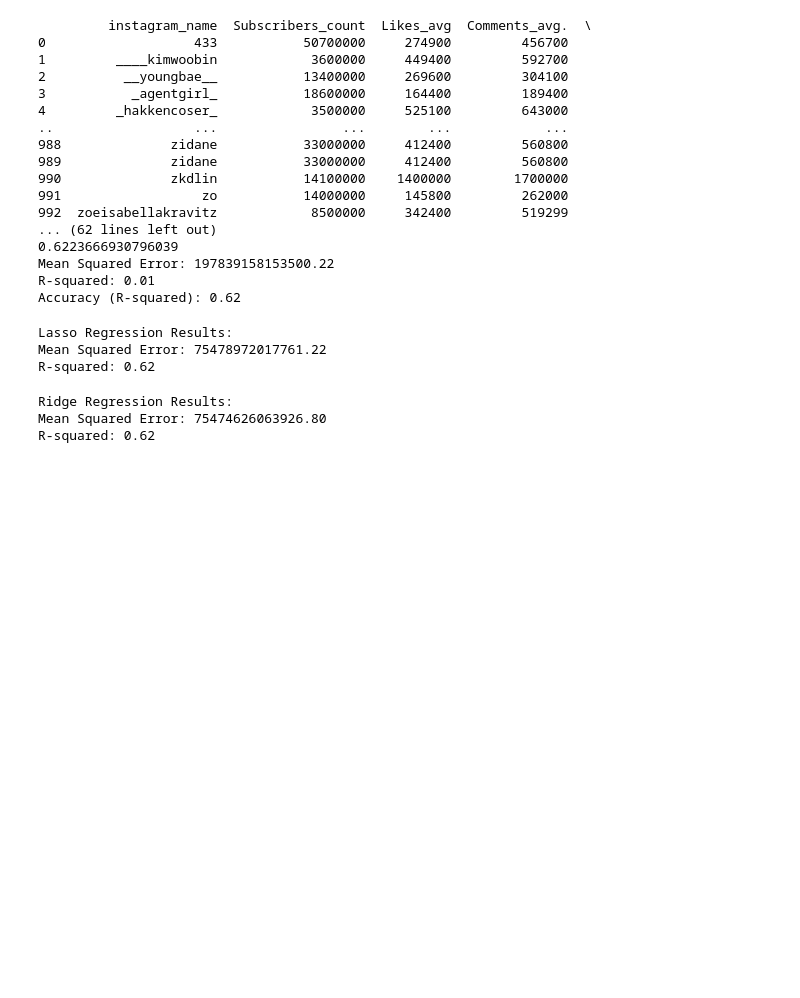
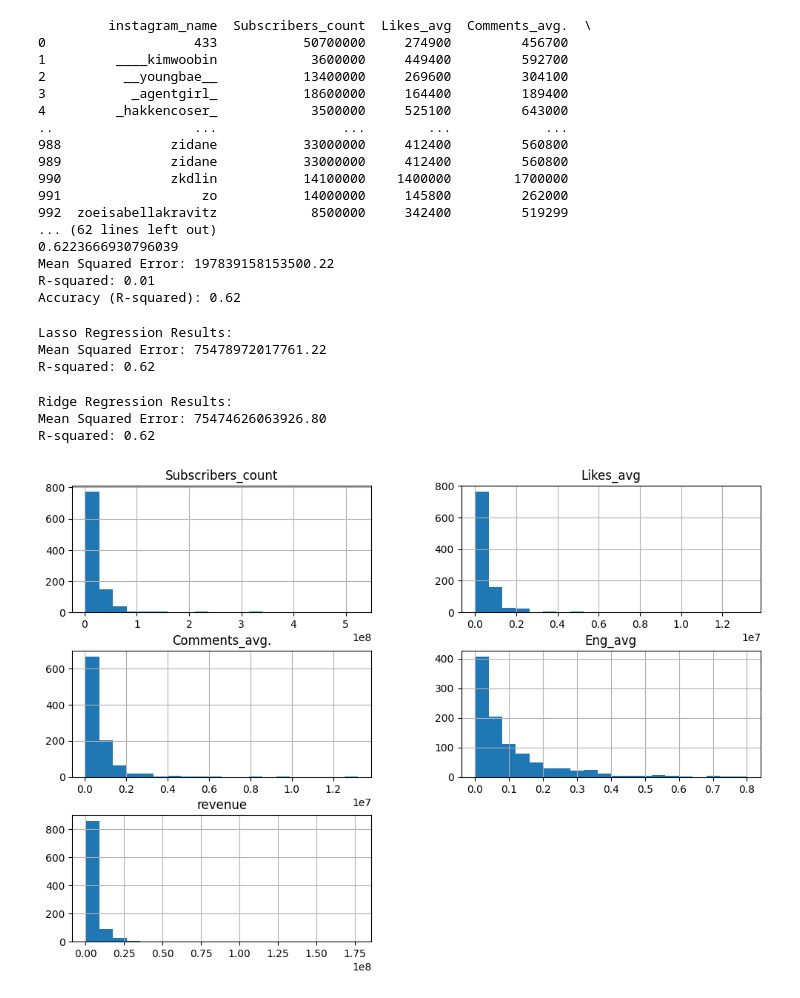
Before and after one commit to sriramreddy-7/DAFE_ML, a Jupyter notebook: DAFE_7.ipynb, the cells around one changed output. Cells and saved outputs as stored; diff of their text form; code cells hidden in the pictures; blank space fills up the shorter version.

```diff
--- a/DAFE_7.ipynb
+++ b/DAFE_7.ipynb
@@ -178,0 +181,6 @@ R-squared: 0.62
+# %%
+import matplotlib.pyplot as plt
+df.hist(bins=20, figsize=(12, 8))
+plt.show()
+# %% [output]
+[figure, added]
```
Also changed, not shown: parts of 4 cells of this notebook.
